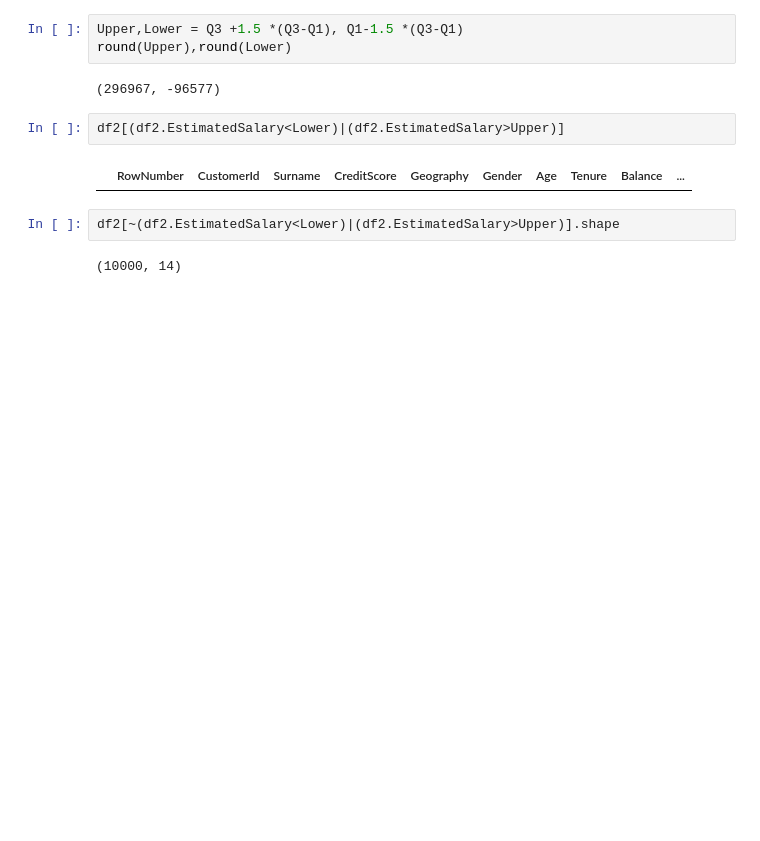
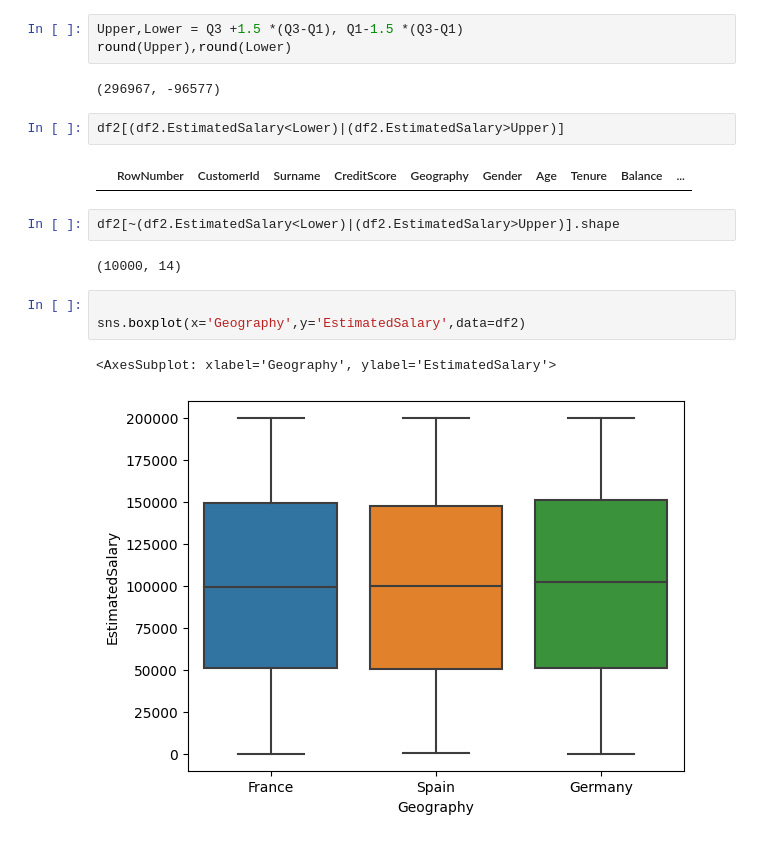
Before and after one commit to jdhova/Statistics, a Jupyter notebook: Statistics1.ipynb, the cells around one changed output. Saved outputs shown, nothing was run; the diff lists cells and outputs as text; blank space fills up the shorter version.

Commit message:
Boxplot

```diff
--- a/Statistics1.ipynb
+++ b/Statistics1.ipynb
@@ -189,3 +189,9 @@ df2[(df2.EstimatedSalary<Lower)|(df2.EstimatedSalary>Upper)]
 df2[~(df2.EstimatedSalary<Lower)|(df2.EstimatedSalary>Upper)].shape
 # %% [output]
 (10000, 14)
+# %%
+
+sns.boxplot(x='Geography',y='EstimatedSalary',data=df2)
+# %% [output]
+<AxesSubplot: xlabel='Geography', ylabel='EstimatedSalary'>
+[figure, added]
```
